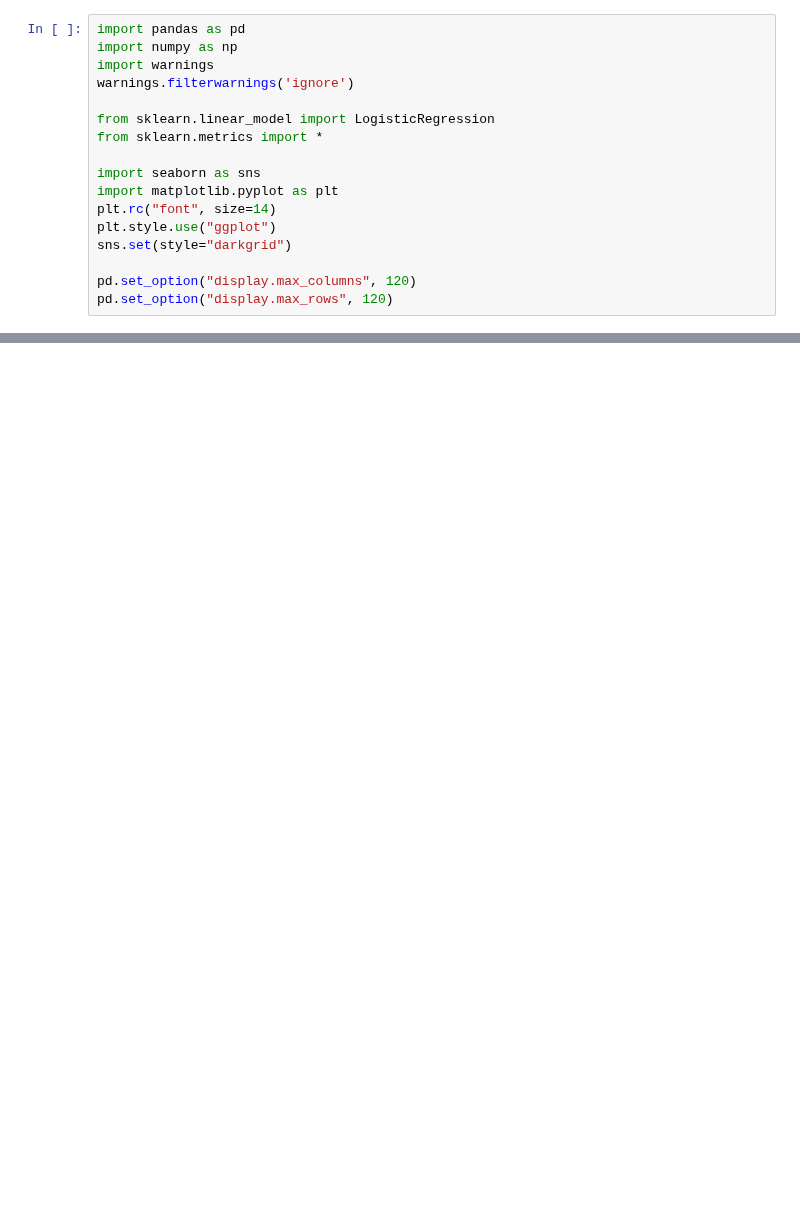
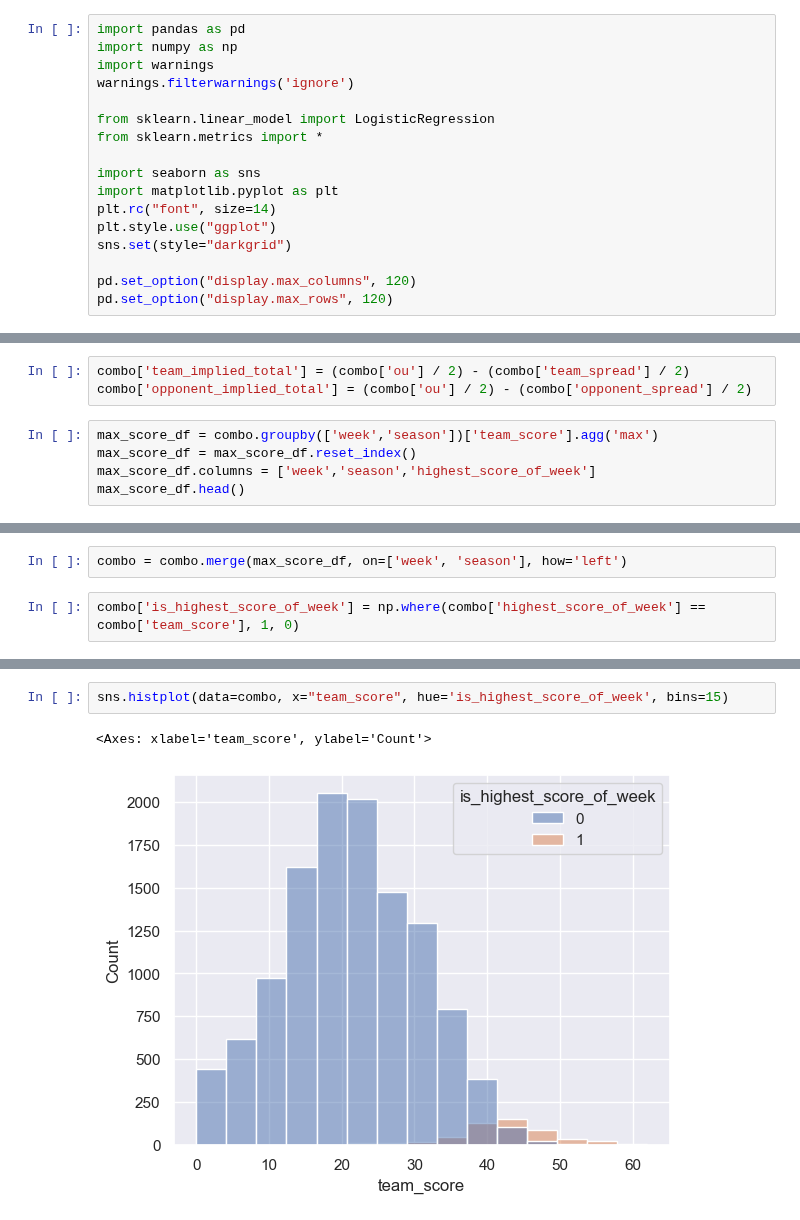
Before and after one commit to bhuggard/CheckTheCover, a Jupyter notebook: data/data_pull.ipynb, the cells around one changed output, grey strips where cells are left out. Drawn from its saved outputs; the diff is of its cells as text; blank space fills up the shorter version.

```diff
--- a/data/data_pull.ipynb
+++ b/data/data_pull.ipynb
@@ -33,0 +91,8 @@ pd.read_csv('nfl_game_data_for_simulation.csv')
+# %%
+combo['team_implied_total'] = (combo['ou'] / 2) - (combo['team_spread'] / 2)
+combo['opponent_implied_total'] = (combo['ou'] / 2) - (combo['opponent_spread'] / 2)
+# %%
+max_score_df = combo.groupby(['week','season'])['team_score'].agg('max')
+max_score_df = max_score_df.reset_index()
+max_score_df.columns = ['week','season','highest_score_of_week']
+max_score_df.head()
@@ -33,0 +106,4 @@ pd.read_csv('nfl_game_data_for_simulation.csv')
+# %%
+combo = combo.merge(max_score_df, on=['week', 'season'], how='left')
+# %%
+combo['is_highest_score_of_week'] = np.where(combo['highest_score_of_week'] == combo['team_score'], 1, 0)
@@ -33,0 +120,5 @@ pd.read_csv('nfl_game_data_for_simulation.csv')
+# %%
+sns.histplot(data=combo, x="team_score", hue='is_highest_score_of_week', bins=15)
+# %% [output]
+<Axes: xlabel='team_score', ylabel='Count'>
+[figure, added]
```
Also changed, not shown: parts of 22 cells of this notebook, 1 other file.
